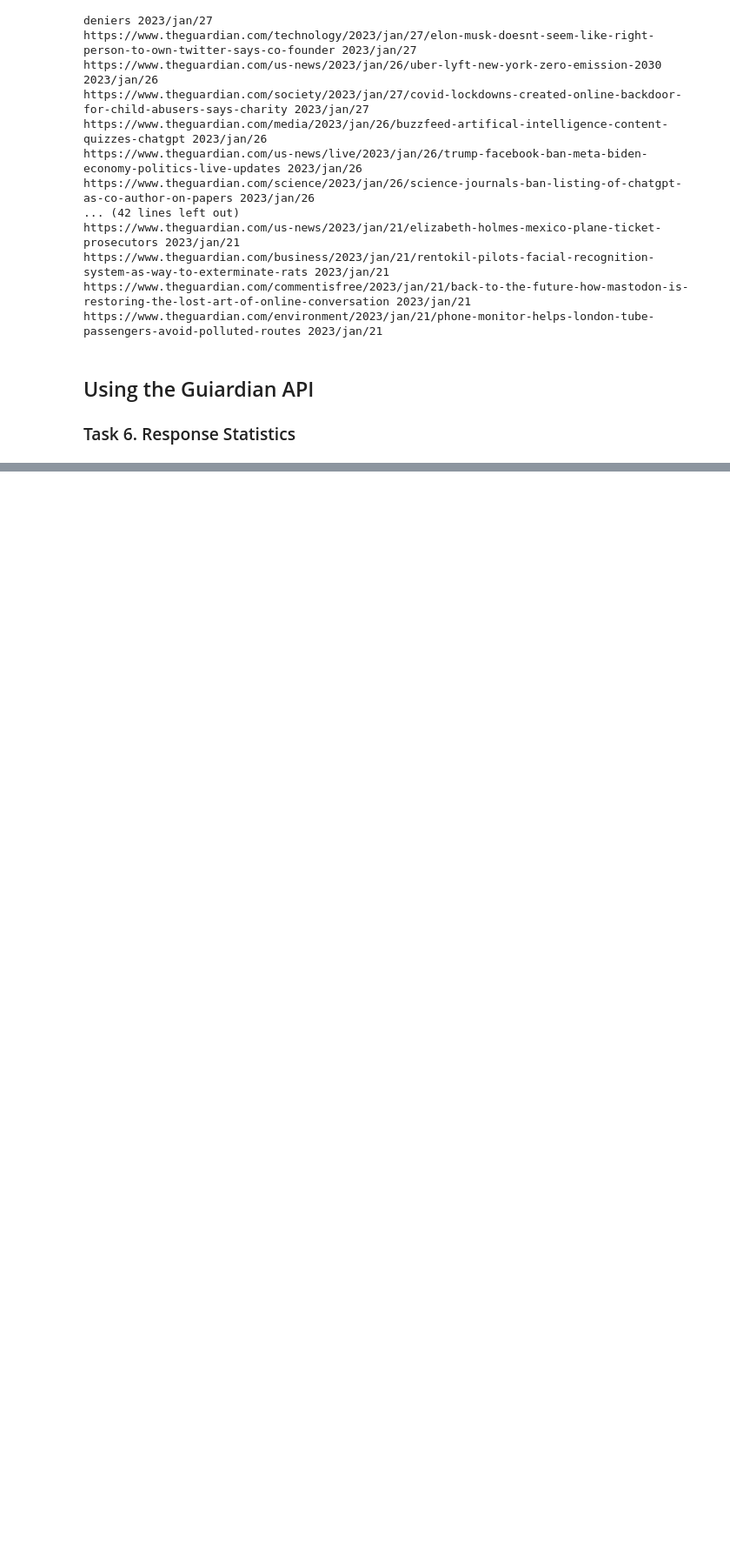
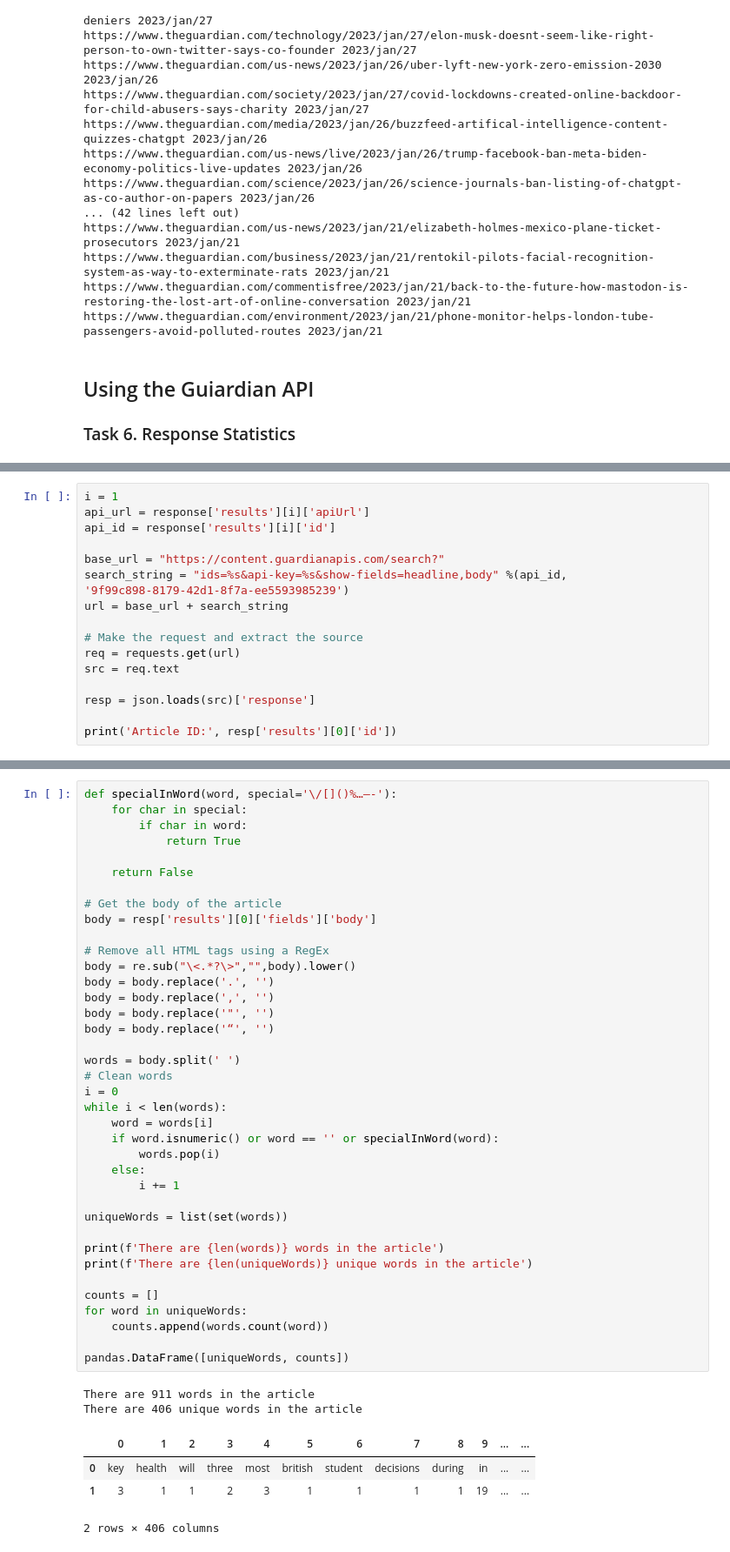
Before and after one commit to alexelwood14/ADS, a Jupyter notebook: 01-Data-Ingress/lab_task.ipynb, the cells around one changed output, grey strips where cells are left out. Shown at 87% size. Drawn from its saved outputs; the diff is of its cells as text; blank space fills up the shorter version.

```diff
--- a/01-Data-Ingress/lab_task.ipynb
+++ b/01-Data-Ingress/lab_task.ipynb
@@ -223,0 +303,17 @@ https://www.theguardian.com/environment/2023/jan/21/phone-monitor-helps-london-t
+# %%
+i = 1
+api_url = response['results'][i]['apiUrl']
+api_id = response['results'][i]['id']
+
+base_url = "https://content.guardianapis.com/search?"
+search_string = "ids=%s&api-key=%s&show-fields=headline,body" %(api_id,
+'9f99c898-8179-42d1-8f7a-ee5593985239')
+url = base_url + search_string
+
+# Make the request and extract the source
+req = requests.get(url)
+src = req.text
+
+resp = json.loads(src)['response']
+
+print('Article ID:', resp['results'][0]['id'])
@@ -223,0 +324,45 @@ https://www.theguardian.com/environment/2023/jan/21/phone-monitor-helps-london-t
+# %%
+def specialInWord(word, special='\/[]()%…–-'):
+    for char in special:
+        if char in word:
+            return True
+
+    return False
+
+# Get the body of the article
+body = resp['results'][0]['fields']['body']
+
+# Remove all HTML tags using a RegEx
+body = re.sub("\<.*?\>","",body).lower()
+body = body.replace('.', '')
+body = body.replace(',', '')
+body = body.replace('"', '')
+body = body.replace('“', '')
+
+words = body.split(' ')
+# Clean words
+i = 0
+while i < len(words):
+    word = words[i]
+    if word.isnumeric() or word == '' or specialInWord(word):
+        words.pop(i)
+    else:
+        i += 1
+
+uniqueWords = list(set(words))
+
+print(f'There are {len(words)} words in the article')
+print(f'There are {len(uniqueWords)} unique words in the article')
+
+counts = []
+for word in uniqueWords:
+    counts.append(words.count(word))
+
+pandas.DataFrame([uniqueWords, counts])
+# %% [output]
+There are 911 words in the article
+There are 406 unique words in the article
+|  | 0 | 1 | 2 | 3 | 4 | 5 | 6 | 7 | 8 | 9 | ... | ... |
+| 0 | key | health | will | three | most | british | student | decisions | during | in | ... | ... |
+| 1 | 3 | 1 | 1 | 2 | 3 | 1 | 1 | 1 | 1 | 19 | ... | ... |
+2 rows × 406 columns
```
Also changed, not shown: parts of 7 cells of this notebook.
